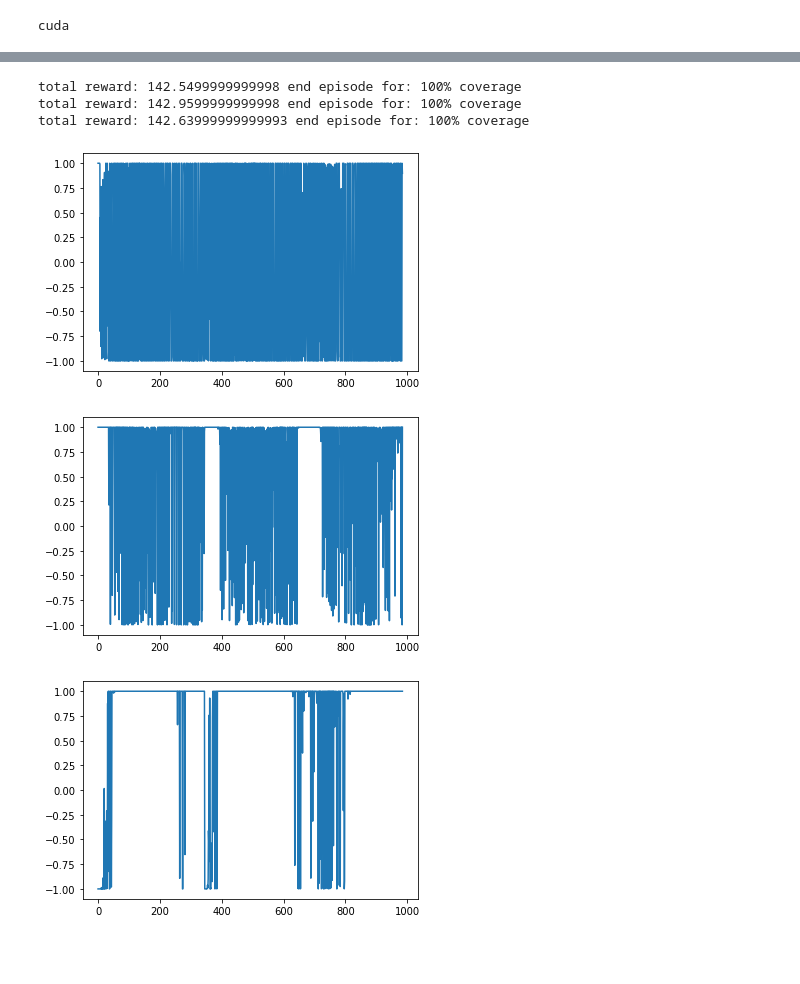
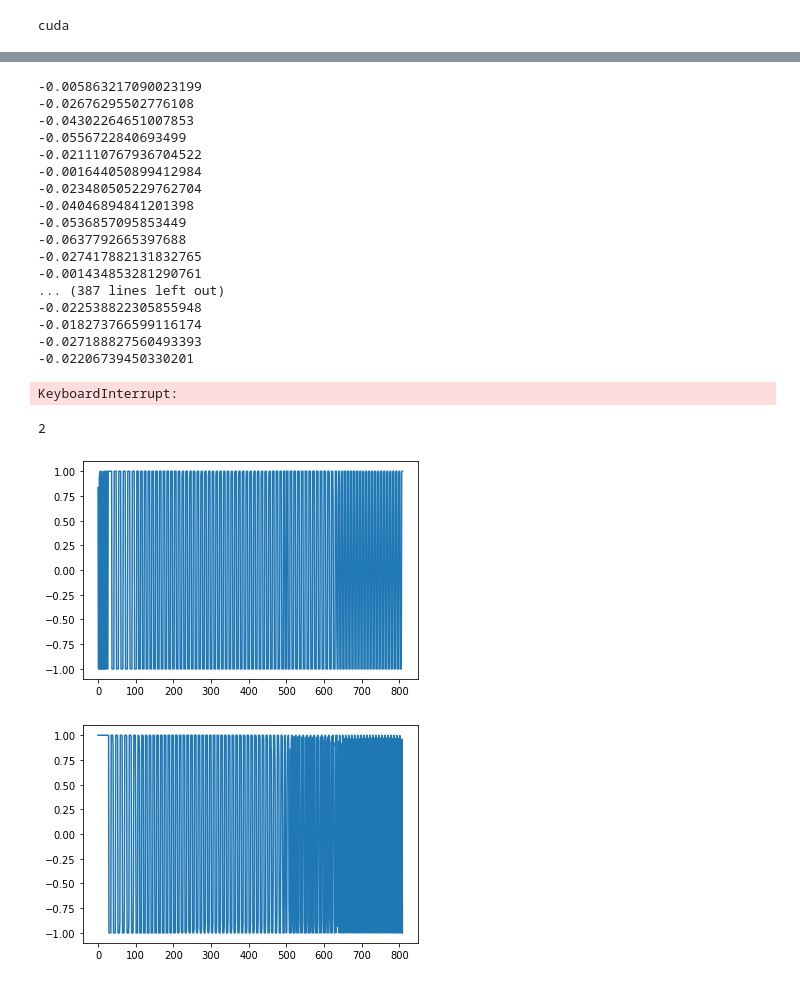
Before and after one commit to polks93/RL_training, a Jupyter notebook: DDPG/ZenoTraining2actions.ipynb, the cells around one changed output, grey strips where cells are left out. Drawn from its saved outputs; the diff is of its cells as text; code cells hidden in the pictures; blank space fills up the shorter version.

```diff
--- a/DDPG/ZenoTraining2actions.ipynb
+++ b/DDPG/ZenoTraining2actions.ipynb
@@ -154,6 +154,6 @@ plt.show()
 # %%
 trained_env_options = env_options
-trained_env_options['agent_radius'] = 0.5
+# trained_env_options['agent_radius'] = 0.5
 yaws = []
 v_surges = []
 v_sways = []
@@ -169,8 +169,7 @@ for ep in range(3):
         action = agent.act(state, add_noise=False)
         next_state, reward, terminated, truncated, info = env.step(action)
         v_surges.append(action[0])
-        v_sways.append(action[1])
-        yaws.append(action[2])
+        yaws.append(action[1])
         done = terminated or truncated
         state = next_state
         total_reward += reward
@@ -190,20 +189,36 @@ for ep in range(3):
     print('total reward: ' + str(total_reward) + ' end episode for: ' + ending_cause)
 env.close()
 # %% [output]
-total reward: 142.5499999999998 end episode for: 100% coverage
-total reward: 142.9599999999998 end episode for: 100% coverage
-total reward: 142.63999999999993 end episode for: 100% coverage
+-0.005863217090023199
+-0.02676295502776108
+-0.04302264651007853
+-0.0556722840693499
+-0.021110767936704522
+-0.001644050899412984
+-0.023480505229762704
+-0.04046894841201398
+-0.0536857095853449
+-0.0637792665397688
+-0.027417882131832765
+-0.001434853281290761
+... (387 lines left out)
+-0.022538822305855948
+-0.018273766599116174
+-0.027188827560493393
+-0.02206739450330201
+KeyboardInterrupt:
+# %%
+action_dim
+# %% [output]
+2
 # %%
 plt.plot(yaws)
 plt.show()
 plt.plot(v_surges)
 plt.show()
-plt.plot(v_sways)
-plt.show()
 # %% [output]
-[figure, old version]
+[figure, new version]
-[figure, old version]
+[figure, new version]
-[figure, removed]
 # %%
 checkpoint = {
     'state_dim': state_dim,
```
Also changed, not shown: parts of 2 cells of this notebook.
